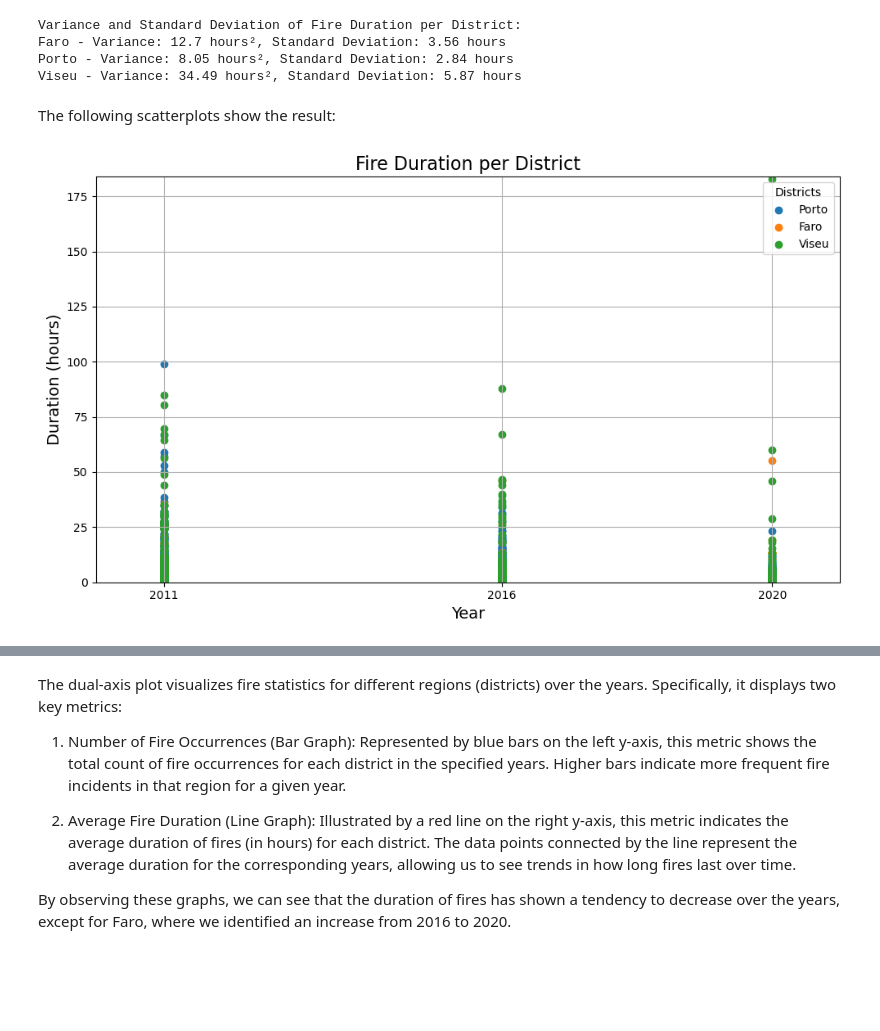
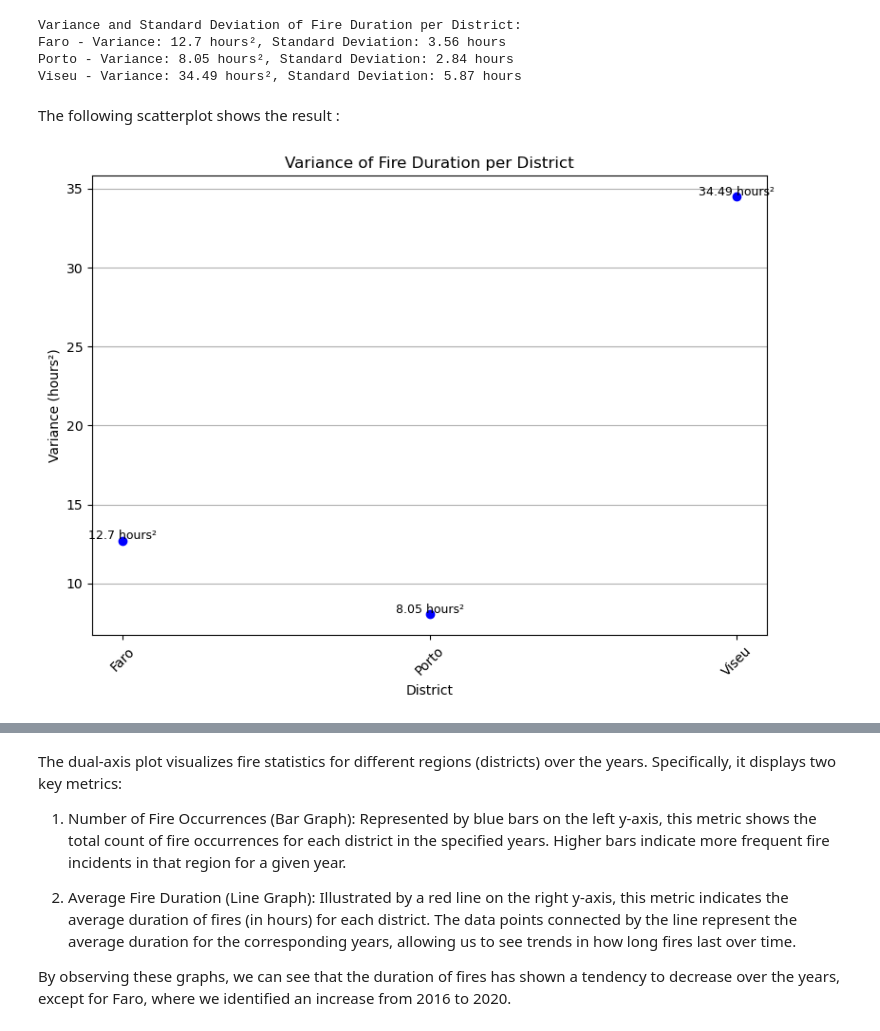
Before and after one commit to brunomfernandes45/fced_stats_project, a Jupyter notebook: phase2_exploration_visualization.ipynb, the cells around one changed output, grey strips where cells are left out. Cells and saved outputs as stored; diff of their text form; code cells hidden in the pictures; blank space fills up the shorter version.

```diff
--- a/phase2_exploration_visualization.ipynb
+++ b/phase2_exploration_visualization.ipynb
@@ -304,43 +305,25 @@ Faro - Variance: 12.7 hours², Standard Deviation: 3.56 hours
 Porto - Variance: 8.05 hours², Standard Deviation: 2.84 hours
 Viseu - Variance: 34.49 hours², Standard Deviation: 5.87 hours
 # %% [markdown]
-The following scatterplots show the result:
+The following scatterplot shows the result :
-# %%
-# Normalize the 'Distrito' column in the SGIF_2011_2020 dataset to handle case sensitivity
-datasets['SGIF_2011_2020']['Distrito'] = datasets['SGIF_2011_2020']['Distrito'].str.strip().str.title()
-
-# Define the districts of interest
-districts_of_interest = ['Porto', 'Faro', 'Viseu']
-
-# Filter the SGIF_2011_2020 dataset for the districts of interest
-filtered_fires = datasets['SGIF_2011_2020'][datasets['SGIF_2011_2020']['Distrito'].isin(districts_of_interest)]
-
-# Create a scatter plot for each district
-plt.figure(figsize=(10, 6))
-
-for district in districts_of_interest:
-    district_data = filtered_fires[filtered_fires['Distrito'] == district]
-
-    # Create a scatter plot for fire duration in the district
-    plt.scatter(district_data['Ano'], district_data['Duracao_Horas'], label=district)
-
-# Customize the plot
-plt.title('Fire Duration per District', fontsize=16)
-plt.xlabel('Year', fontsize=14)
-plt.ylabel('Duration (hours)', fontsize=14)
-plt.xticks(years)  # Ensure that only the specified years are shown on the x-axis
-
-# Set x and y limits to center the plot
-plt.xlim(min(years) - 1, max(years) + 1)  # Adjust x-axis limits
-plt.ylim(0, filtered_fires['Duracao_Horas'].max() + 1)  # Adjust y-axis limits
-
-plt.legend(title='Districts')
-plt.grid(True)
-
-# Use tight_layout to center the plot and optimize spacing
-plt.tight_layout()
-
-# Show the plot
-plt.show()
-# %% [output]
-[figure, removed]
+# %%
+# Scatter plot for Variance of Fire Duration per District
+plt.figure(figsize=(8, 6))
+plt.scatter(variance_stddev_per_district['Distrito'], variance_stddev_per_district['var'], color='blue')
+
+# Add labels for each district
+for i, row in variance_stddev_per_district.iterrows():
+    plt.text(row['Distrito'], row['var'] + 0.1, f"{row['var']} hours²", ha='center', fontsize=9)
+
+# Customize the plot
+plt.title("Variance of Fire Duration per District")
+plt.xlabel("District")
+plt.ylabel("Variance (hours²)")
+plt.xticks(rotation=45)
+plt.grid(True, axis='y')
+plt.tight_layout()
+
+# Display the plot
+plt.show()
+# %% [output]
+[figure, added]
```
Also changed, not shown: parts of 15 cells of this notebook.
